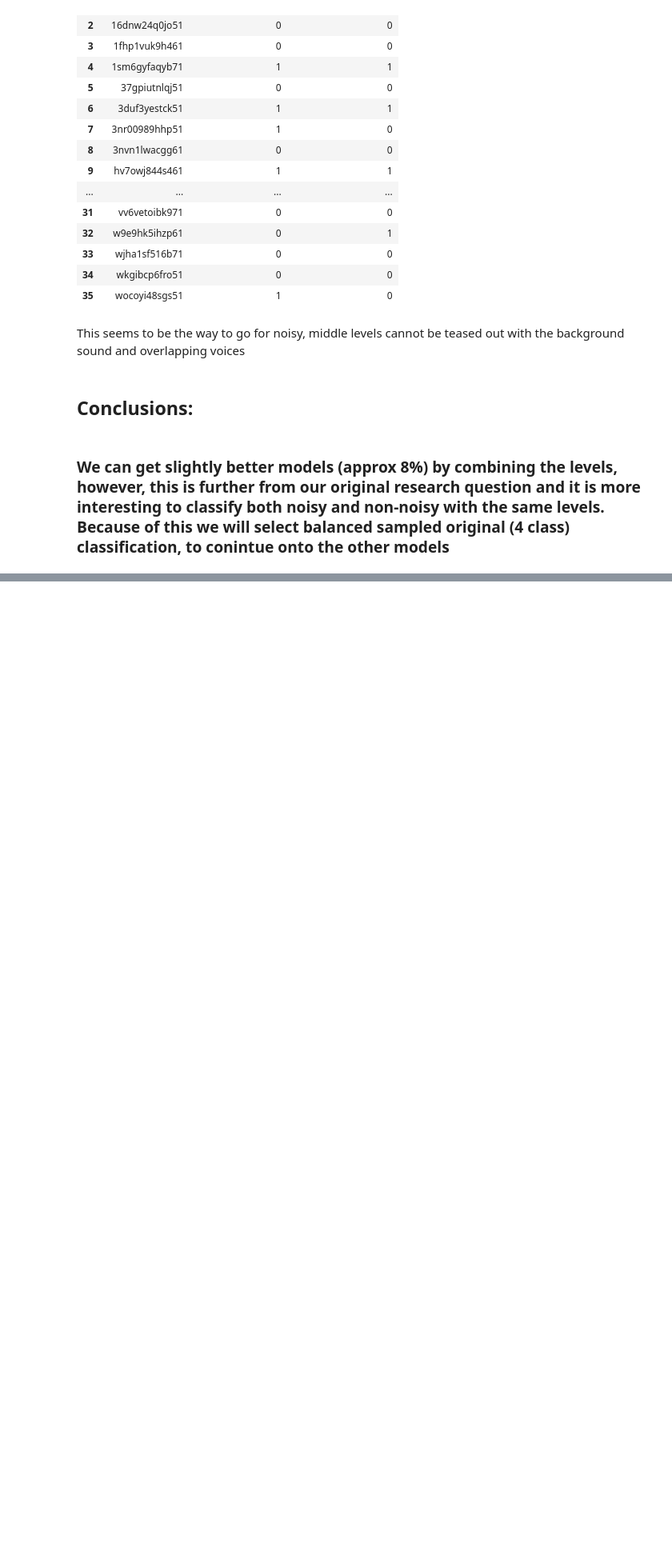
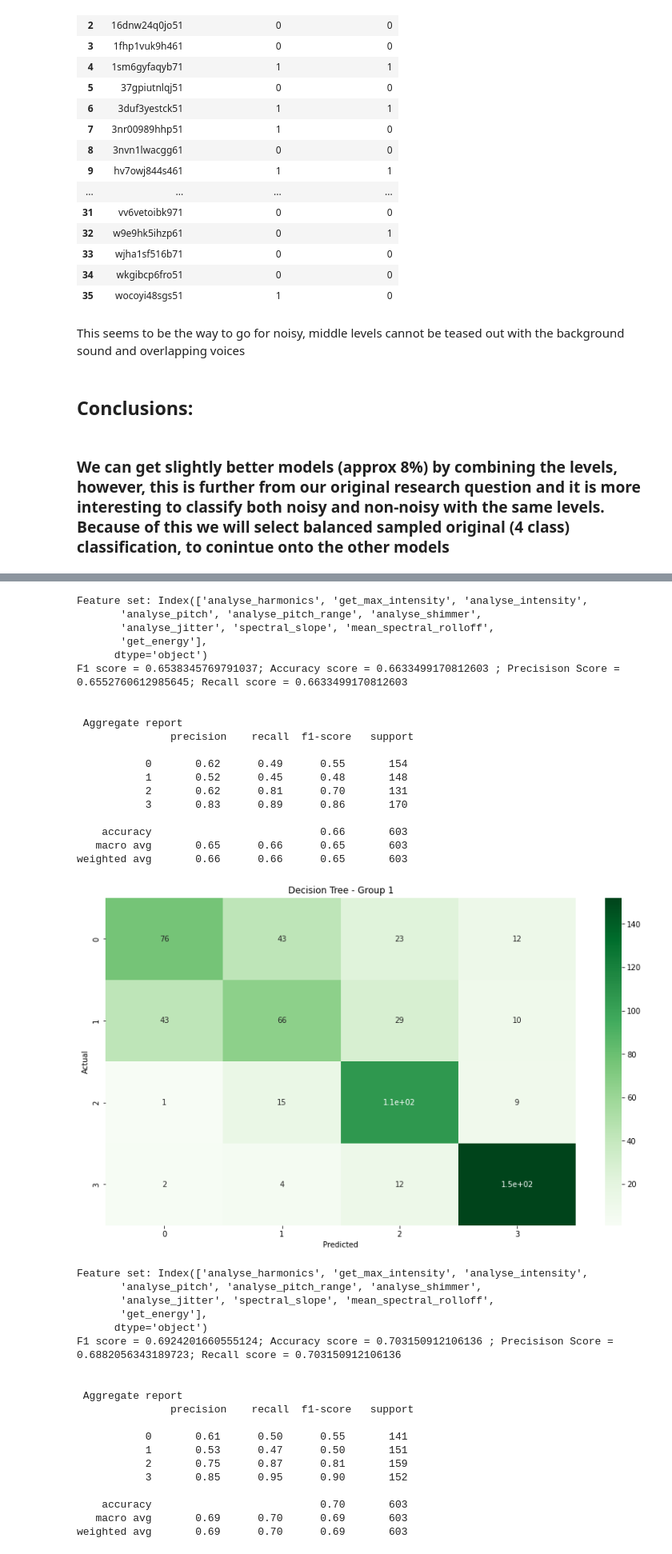
Before and after one commit to TheSameerAhmed/anger-detection-ml, a Jupyter notebook: modelling/modelling.ipynb, the cells around one changed output, grey strips where cells are left out. Shown at 80% size. Cells and saved outputs as stored; diff of their text form; code cells hidden in the pictures; blank space fills up the shorter version.

```diff
--- a/modelling/modelling.ipynb
+++ b/modelling/modelling.ipynb
@@ -1986,0 +2011,7 @@ This seems to be the way to go for noisy, middle levels cannot be teased out wit
+# %%
+quick_parameters = {'criterion' : ['gini', 'entropy'], 'max_depth' : [2,4,6,8,10,12,14, 16, 18, 20, 22, 24, 26, 28, 30, 32, 34, 36]}
+
+dtree = DecisionTreeClassifier()
+hyperparameter_tuning(dtree, data_balanced_np, label_balanced_np, quick_parameters)
+hyperparameter_tuning(dtree, data_balanced_non_noisy_np, label_balanced_non_noisy_np, quick_parameters)
+hyperparameter_tuning(dtree, data_balanced_noisy_np, label_balanced_noisy_np, quick_parameters)
@@ -1986,0 +2028,53 @@ This seems to be the way to go for noisy, middle levels cannot be teased out wit
+# %%
+lst_label_np = [label_balanced_np, label_balanced_non_noisy_np, label_balanced_noisy_np]
+label = 'segment_label_train'
+lst_df = [standardized_aggression_df_balanced, standardized_non_noisy_df_balanced, standardized_noisy_df_balanced]
+X_test_list = [None,None,None]
+criterion = ['entropy','entropy','gini']
+max_depth = [30,20,18]
+
+for i in range(3):
+    dtree = DecisionTreeClassifier(criterion=criterion[i], max_depth=max_depth[i])
+    actual, predicted, X_test_list[i] = run_model(dtree, lst_df[i], lst_label_np[i],label_name=label)
+
+    confusion_matrix_graph(f"Decision Tree - Group {i+1}", actual, predicted, ['0', '1', '2', '3'])
+# %% [output]
+Feature set: Index(['analyse_harmonics', 'get_max_intensity', 'analyse_intensity',
+       'analyse_pitch', 'analyse_pitch_range', 'analyse_shimmer',
+       'analyse_jitter', 'spectral_slope', 'mean_spectral_rolloff',
+       'get_energy'],
+      dtype='object')
+F1 score = 0.6538345769791037; Accuracy score = 0.6633499170812603 ; Precisison Score = 0.6552760612985645; Recall score = 0.6633499170812603
+
+
+ Aggregate report
+               precision    recall  f1-score   support
+
+           0       0.62      0.49      0.55       154
+           1       0.52      0.45      0.48       148
+           2       0.62      0.81      0.70       131
+           3       0.83      0.89      0.86       170
+
+    accuracy                           0.66       603
+   macro avg       0.65      0.66      0.65       603
+weighted avg       0.66      0.66      0.65       603
+[figure, added]
+Feature set: Index(['analyse_harmonics', 'get_max_intensity', 'analyse_intensity',
+       'analyse_pitch', 'analyse_pitch_range', 'analyse_shimmer',
+       'analyse_jitter', 'spectral_slope', 'mean_spectral_rolloff',
+       'get_energy'],
+      dtype='object')
+F1 score = 0.6924201660555124; Accuracy score = 0.703150912106136 ; Precisison Score = 0.6882056343189723; Recall score = 0.703150912106136
+
+
+ Aggregate report
+               precision    recall  f1-score   support
+
+           0       0.61      0.50      0.55       141
+           1       0.53      0.47      0.50       151
+           2       0.75      0.87      0.81       159
+           3       0.85      0.95      0.90       152
+
+    accuracy                           0.70       603
+   macro avg       0.69      0.70      0.69       603
+weighted avg       0.69      0.70      0.69       603
```
Also changed, not shown: parts of 64 cells of this notebook.
